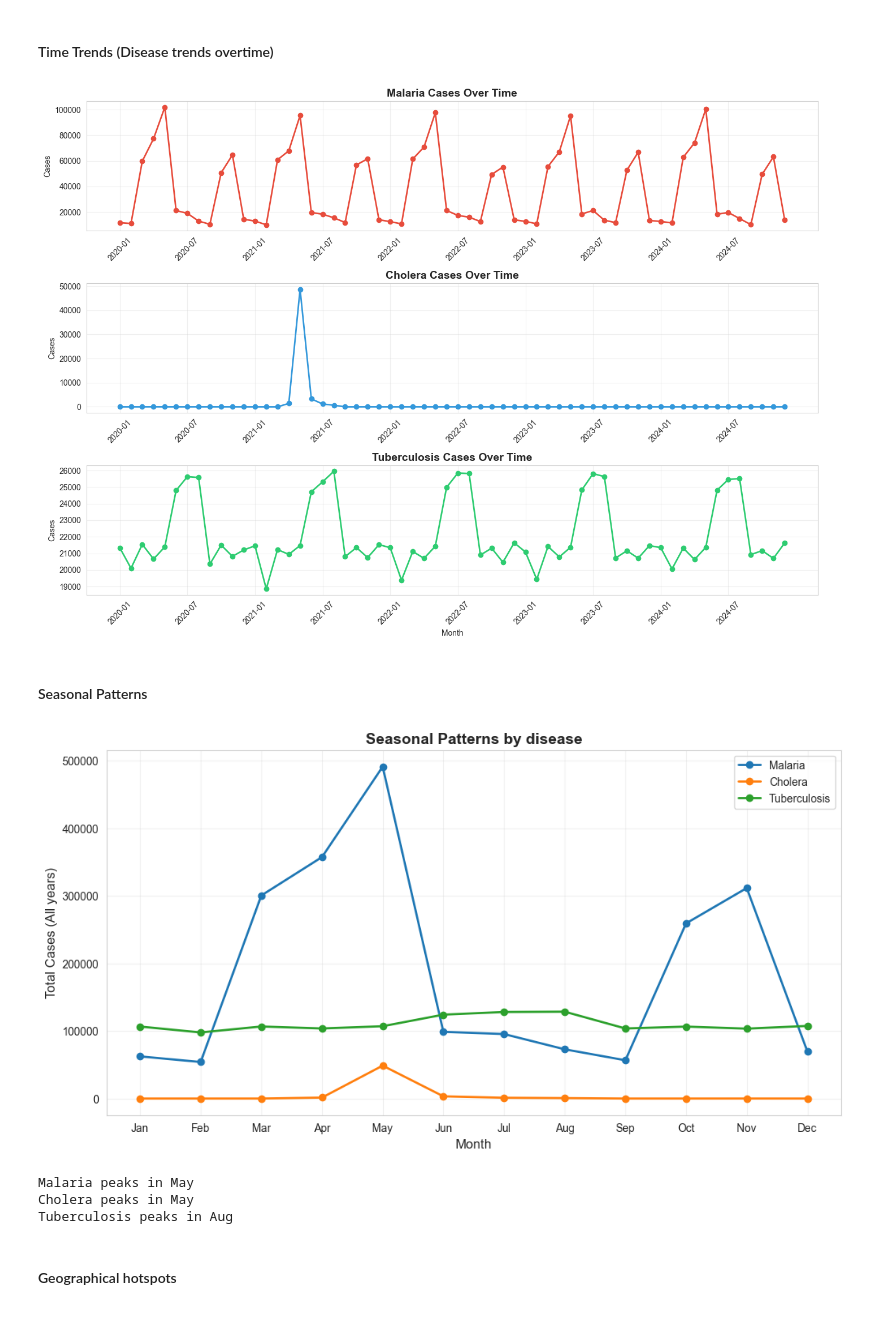
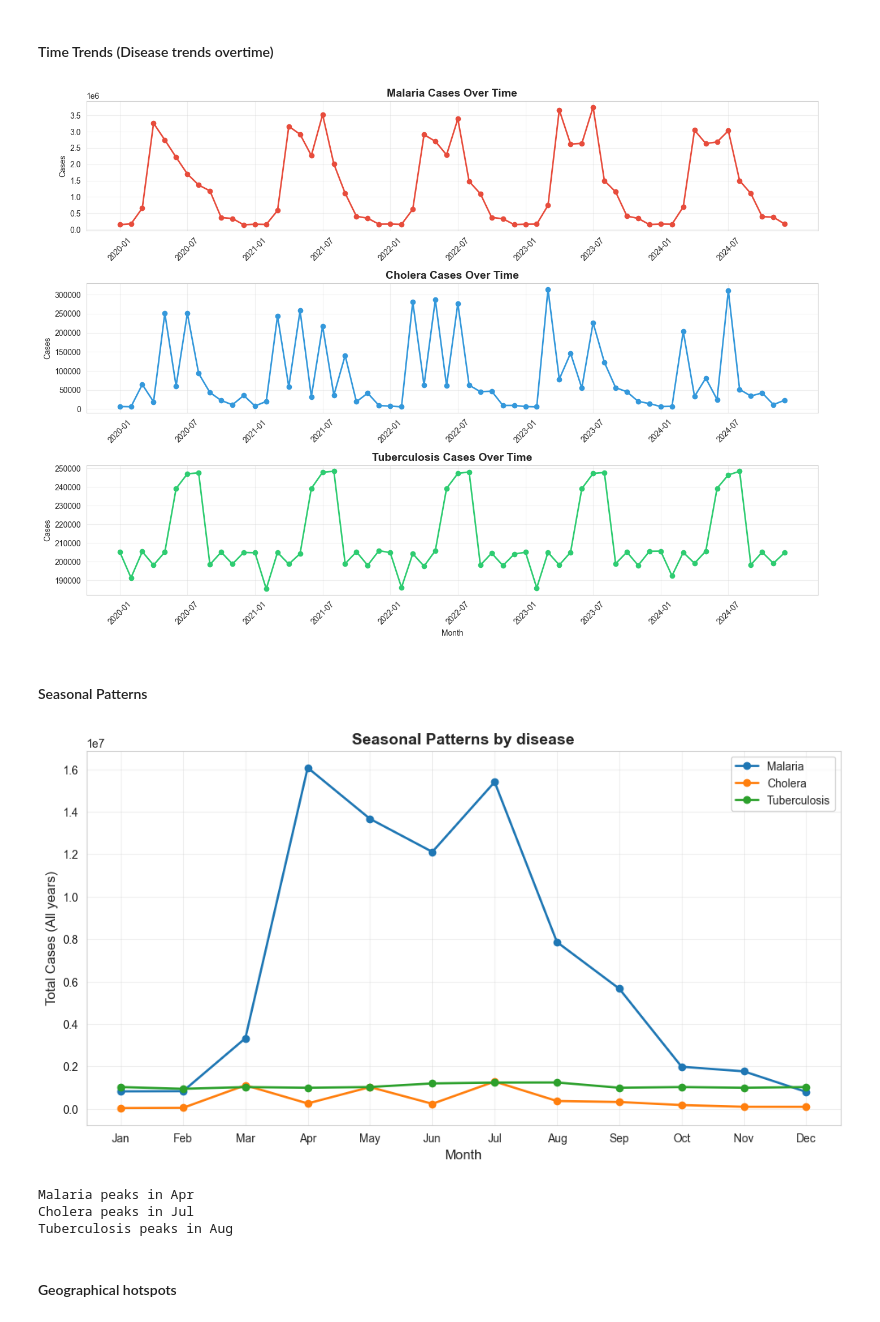
Before and after one commit to Don-Alvin/afrihealth-disease-surveillance, a Jupyter notebook: notebooks/01_exploratory_data_analysis.ipynb, the cells around one changed output. Drawn from its saved outputs; the diff is of its cells as text; code cells hidden in the pictures.

```diff
--- a/notebooks/01_exploratory_data_analysis.ipynb
+++ b/notebooks/01_exploratory_data_analysis.ipynb
@@ -116,7 +116,7 @@ country_summary['fatality_rate_pct'] = ((country_summary['deaths'] / country_sum
 # %%
 # Monthly aggregation
 reports['year_month'] = reports['report_date'].dt.to_period('M')
-monthly_cases = reports.groupby(['year_month', 'disease'])['new_cases'].sum().reset_index()
+monthly_cases = reports.groupby(['year_month', 'disease'])['cases'].sum().reset_index()
 monthly_cases['year_month'] = monthly_cases['year_month'].astype('str')
 
 # Visualize
@@ -128,7 +128,7 @@ for i, disease in enumerate(diseases):
     ax = axes[i]
     disease_data = monthly_cases[monthly_cases['disease'] == disease]
 
-    ax.plot(disease_data['year_month'], disease_data['new_cases'], marker='o', color = colors[i], linewidth=2)
+    ax.plot(disease_data['year_month'], disease_data['cases'], marker='o', color = colors[i], linewidth=2)
     ax.set_title(f'{disease} Cases Over Time', fontsize=14, fontweight='bold')
     ax.set_ylabel('Cases')
     ax.grid(True, alpha=0.3)
@@ -142,44 +142,44 @@ plt.tight_layout()
 plt.savefig('../src/images/time_trends.png')
 plt.show()
 # %% [output]
-[figure, old version]
+[figure, new version]
 # %% [markdown]
 #### Seasonal Patterns
 # %%
 reports_geo['month'] = reports_geo['report_date'].dt.month
-seasonal = reports_geo.groupby(['month', 'disease'])['new_cases'].sum().reset_index()
+seasonal = reports_geo.groupby(['month', 'disease'])['cases'].sum().reset_index()
 
 
 fig, ax = plt.subplots(figsize=(12, 6))
 
 countries = ['Kenya', 'Nigeria', 'South Africa']
 
 
 for disease in diseases:
     disease_seasonal = seasonal[seasonal['disease'] == disease]
-    ax.plot(disease_seasonal['month'], disease_seasonal['new_cases'], marker='o', linewidth=2, label=disease)
+    ax.plot(disease_seasonal['month'], disease_seasonal['cases'], marker='o', linewidth=2, label=disease)
 
 ax.set_xlabel('Month', fontsize=12)
 ax.set_ylabel(f'Total Cases (All years)', fontsize=12)
 ax.set_title(f'Seasonal Patterns by disease', fontsize=14, fontweight='bold')
 ax.set_xticks(range(1, 13))
 ax.set_xticklabels(['Jan', 'Feb', 'Mar', 'Apr', 'May', 'Jun',
                     'Jul', 'Aug', 'Sep', 'Oct', 'Nov', 'Dec'])
 ax.legend()
 ax.grid(True, alpha=0.3)
 plt.savefig('../src/images/seasonal_patterns.png')
 plt.show()
 
 for disease in diseases:
     disease_seasonal = seasonal[seasonal['disease'] == disease]
-    peak_month = disease_seasonal.loc[disease_seasonal['new_cases'].idxmax(), 'month']
+    peak_month = disease_seasonal.loc[disease_seasonal['cases'].idxmax(), 'month']
     month_names = ['', 'Jan', 'Feb', 'Mar', 'Apr', 'May', 'Jun', 'Jul', 'Aug',
                    'Sep', 'Oct', 'Nov', 'Dec']
     print(f"{disease} peaks in {month_names[int(peak_month)]}")
 # %% [output]
-[figure, old version]
+[figure, new version]
-Malaria peaks in May
-Cholera peaks in May
+Malaria peaks in Apr
+Cholera peaks in Jul
 Tuberculosis peaks in Aug
 # %% [markdown]
 #### Geographical hotspots
```
Also changed, not shown: parts of 6 cells of this notebook, 32 other files.
